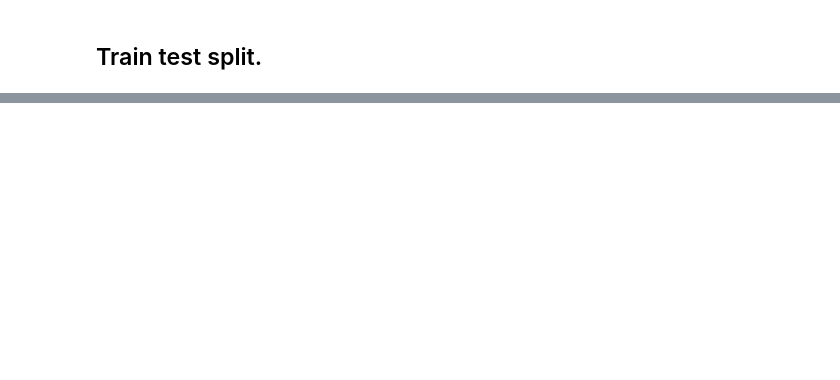
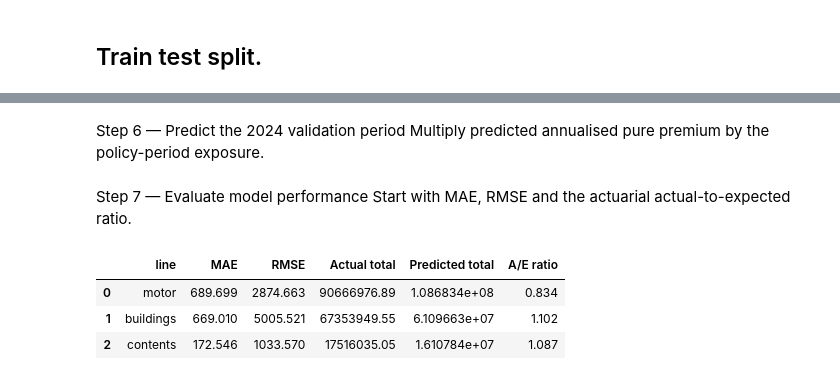
Before and after one commit to sarah-gui/Hackathon2026, a Jupyter notebook: analysis.ipynb, the cells around one changed output, grey strips where cells are left out. Saved outputs shown, nothing was run; the diff lists cells and outputs as text; code cells hidden in the pictures; blank space fills up the shorter version.

```diff
--- a/analysis.ipynb
+++ b/analysis.ipynb
@@ -748,0 +992,63 @@ Here we do a more in-depth EDA on the training set.
+# %% [markdown]
+Step 6 — Predict the 2024 validation period
+Multiply predicted annualised pure premium by the policy-period exposure.
+# %%
+validation_predictions = {}
+
+for line in LINES:
+
+    df = valid_split[line]
+
+    X_valid = df[features[line]]
+
+    predicted_pure_premium = models[line].predict(X_valid)
+
+    predicted_cost = (
+        predicted_pure_premium
+        * df[EXPOSURE].to_numpy()
+    )
+
+    validation_predictions[line] = predicted_cost
+# %% [markdown]
+Step 7 — Evaluate model performance
+Start with MAE, RMSE and the actuarial actual-to-expected ratio.
+# %%
+from sklearn.metrics import mean_absolute_error, mean_squared_error
+
+results = []
+
+for line in LINES:
+
+    df = valid_split[line]
+
+    actual = df[TARGET].to_numpy()
+    predicted = validation_predictions[line]
+
+    mae = mean_absolute_error(actual, predicted)
+    rmse = np.sqrt(mean_squared_error(actual, predicted))
+
+    actual_total = actual.sum()
+    predicted_total = predicted.sum()
+
+    ae_ratio = (
+        actual_total / predicted_total
+        if predicted_total > 0 else np.nan
+    )
+
+    results.append({
+        "line": line,
+        "MAE": mae,
+        "RMSE": rmse,
+        "Actual total": actual_total,
+        "Predicted total": predicted_total,
+        "A/E ratio": ae_ratio
+    })
+
+model_results = pd.DataFrame(results)
+
+display(model_results.round(3))
+# %% [output]
+|  | line | MAE | RMSE | Actual total | Predicted total | A/E ratio |
+| 0 | motor | 689.699 | 2874.663 | 90666976.89 | 1.086834e+08 | 0.834 |
+| 1 | buildings | 669.010 | 5005.521 | 67353949.55 | 6.109663e+07 | 1.102 |
+| 2 | contents | 172.546 | 1033.570 | 17516035.05 | 1.610784e+07 | 1.087 |
```
Also changed, not shown: parts of 32 cells of this notebook, 1 other file.
